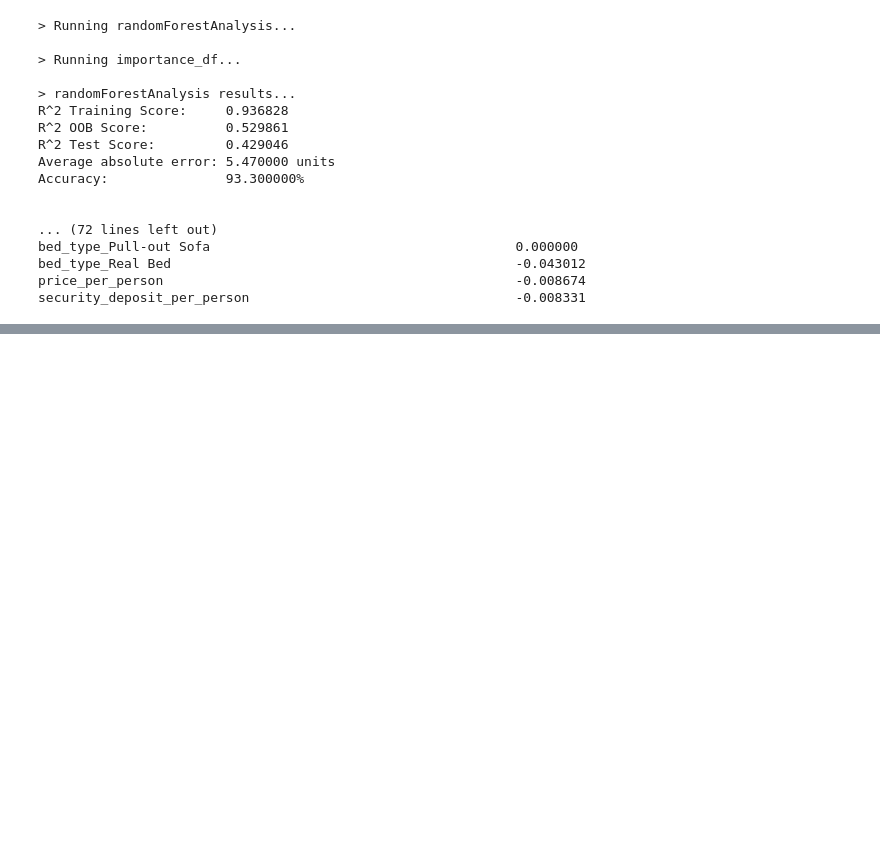
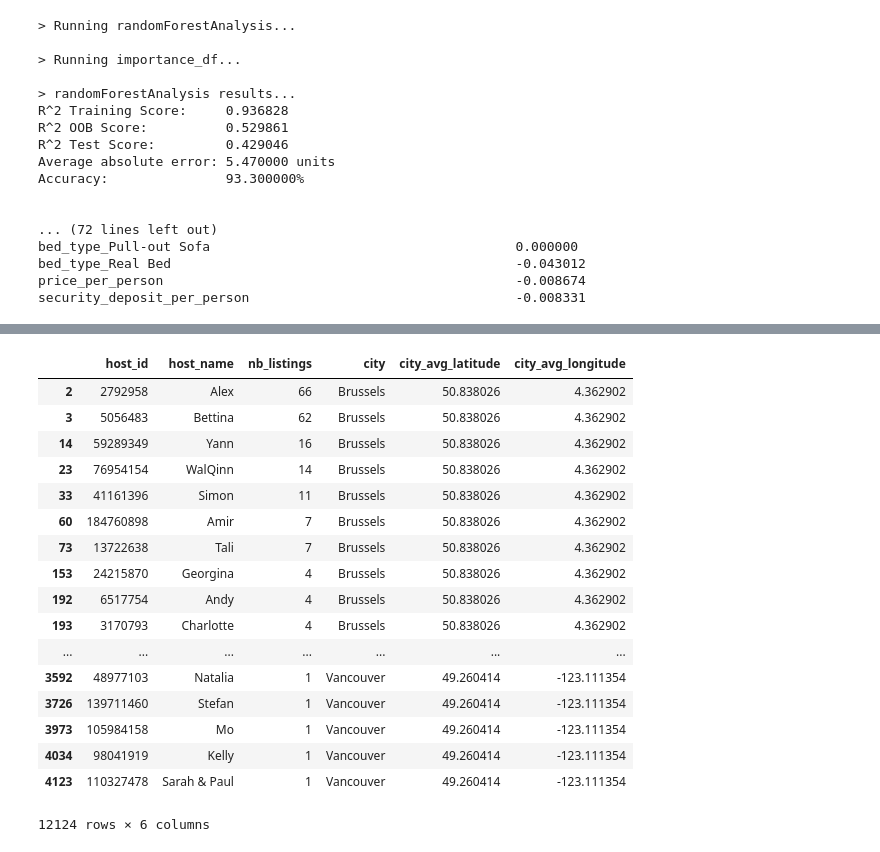
Before and after one commit to vonalven/airbnb_ada_project, a Jupyter notebook: FeaturesToolsClass.ipynb, the cells around one changed output, grey strips where cells are left out. Cells and saved outputs as stored; diff of their text form; code cells hidden in the pictures; blank space fills up the shorter version.

```diff
--- a/FeaturesToolsClass.ipynb
+++ b/FeaturesToolsClass.ipynb
@@ -943,0 +1038,21 @@ security_deposit_per_person                                  -0.008331
+# %%
+df_world_more_than_one
+# %% [output]
+|  | host_id | host_name | nb_listings | city | city_avg_latitude | city_avg_longitude |
+| 2 | 2792958 | Alex | 66 | Brussels | 50.838026 | 4.362902 |
+| 3 | 5056483 | Bettina | 62 | Brussels | 50.838026 | 4.362902 |
+| 14 | 59289349 | Yann | 16 | Brussels | 50.838026 | 4.362902 |
+| 23 | 76954154 | WalQinn | 14 | Brussels | 50.838026 | 4.362902 |
+| 33 | 41161396 | Simon | 11 | Brussels | 50.838026 | 4.362902 |
+| 60 | 184760898 | Amir | 7 | Brussels | 50.838026 | 4.362902 |
+| 73 | 13722638 | Tali | 7 | Brussels | 50.838026 | 4.362902 |
+| 153 | 24215870 | Georgina | 4 | Brussels | 50.838026 | 4.362902 |
+| 192 | 6517754 | Andy | 4 | Brussels | 50.838026 | 4.362902 |
+| 193 | 3170793 | Charlotte | 4 | Brussels | 50.838026 | 4.362902 |
+| ... | ... | ... | ... | ... | ... | ... |
+| 3592 | 48977103 | Natalia | 1 | Vancouver | 49.260414 | -123.111354 |
+| 3726 | 139711460 | Stefan | 1 | Vancouver | 49.260414 | -123.111354 |
+| 3973 | 105984158 | Mo | 1 | Vancouver | 49.260414 | -123.111354 |
+| 4034 | 98041919 | Kelly | 1 | Vancouver | 49.260414 | -123.111354 |
+| 4123 | 110327478 | Sarah & Paul | 1 | Vancouver | 49.260414 | -123.111354 |
+12124 rows × 6 columns
```
Also changed, not shown: parts of 7 cells of this notebook.
